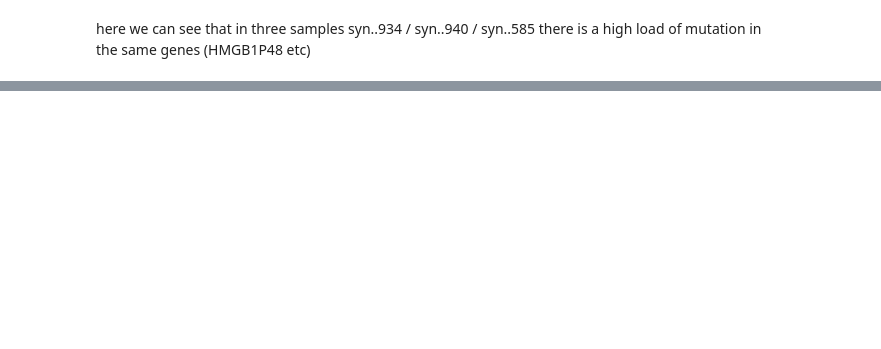
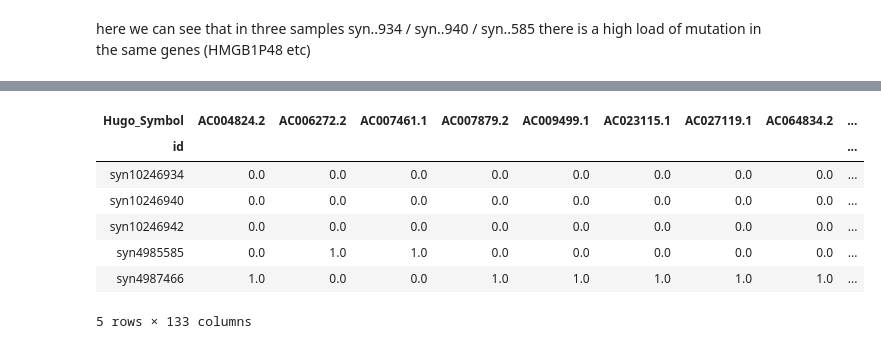
Before and after one commit to alexaibio/bioinformatics_templates, a Jupyter notebook: Analysis_WGS/WGS_Analysis_Template.ipynb, the cells around one changed output, grey strips where cells are left out. Cells and saved outputs as stored; diff of their text form; code cells hidden in the pictures; blank space fills up the shorter version.

```diff
--- a/Analysis_WGS/WGS_Analysis_Template.ipynb
+++ b/Analysis_WGS/WGS_Analysis_Template.ipynb
@@ -297,0 +339,22 @@ here we can see that in three samples syn..934 / syn..940 / syn..585 there is a
+# %%
+# Reset indices of the dataframe and select relevant columns for pivoting
+grouped = grouped.reset_index()
+grouped = grouped[["id", "Hugo_Symbol","totHits"]]
+
+#Cleaning up dataframe to avoid NaN
+genes_pca_clean = grouped.pivot(index='id',
+                                        columns='Hugo_Symbol',
+                                        values='totHits')
+#Fill NaN values with 0
+genes_pca_clean = genes_pca_clean.fillna(0)
+
+genes_pca_clean.tail()
+# %% [output]
+| Hugo_Symbol | AC004824.2 | AC006272.2 | AC007461.1 | AC007879.2 | AC009499.1 | AC023115.1 | AC027119.1 | AC064834.2 | ... |
+| id |  |  |  |  |  |  |  |  | ... |
+| syn10246934 | 0.0 | 0.0 | 0.0 | 0.0 | 0.0 | 0.0 | 0.0 | 0.0 | ... |
+| syn10246940 | 0.0 | 0.0 | 0.0 | 0.0 | 0.0 | 0.0 | 0.0 | 0.0 | ... |
+| syn10246942 | 0.0 | 0.0 | 0.0 | 0.0 | 0.0 | 0.0 | 0.0 | 0.0 | ... |
+| syn4985585 | 0.0 | 1.0 | 1.0 | 0.0 | 0.0 | 0.0 | 0.0 | 0.0 | ... |
+| syn4987466 | 1.0 | 0.0 | 0.0 | 1.0 | 1.0 | 1.0 | 1.0 | 1.0 | ... |
+5 rows × 133 columns
```
Also changed, not shown: parts of 16 cells of this notebook.
